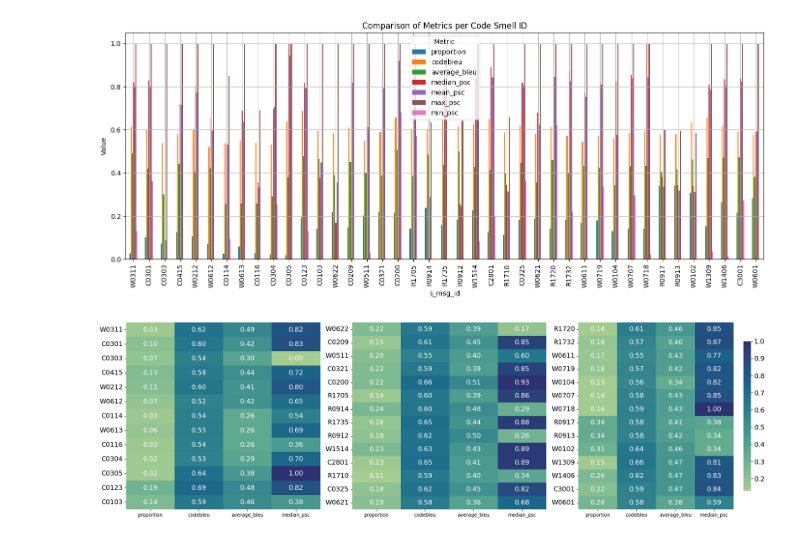
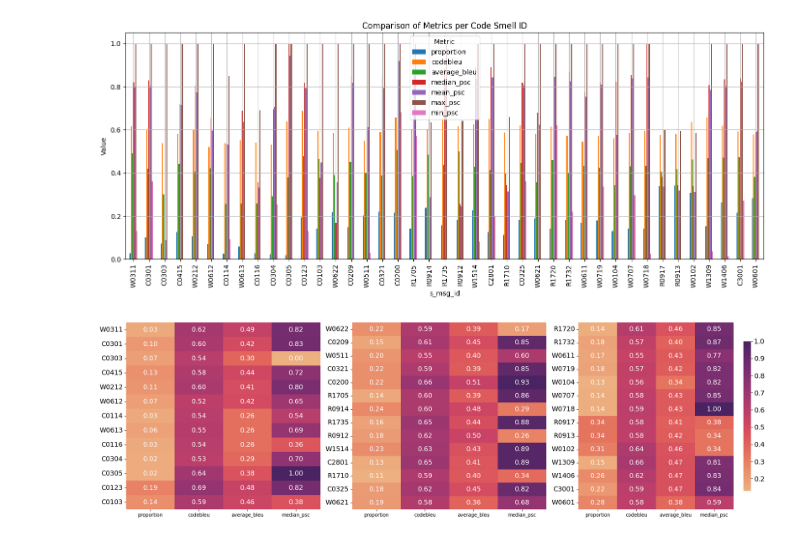
Before and after one commit to WM-SEMERU/CodeSmellExt, a Jupyter notebook: notebooks/extension/baseline/01_codebleu.ipynb, the cells around one changed output. Drawn from its saved outputs; the diff is of its cells as text; code cells hidden in the pictures.

```diff
--- a/notebooks/extension/baseline/01_codebleu.ipynb
+++ b/notebooks/extension/baseline/01_codebleu.ipynb
@@ -237,32 +237,32 @@ df_values = results_df.set_index('s_msg_id')[metrics]
 n = len(df_values)
 splits = [df_values.iloc[i * n // 3: (i + 1) * n // 3] for i in range(3)]
 titles = ["Code Smell Metrics - Part 1", "Part 2", "Part 3"]
 
 # Create subplots
 fig, axes = plt.subplots(1, 3, figsize=(20, 6))
 
 # Plot each heatmap
 for i, (df_part, title) in enumerate(zip(splits, titles)):
     show_colorbar = (i == 2)  # Show colorbar only on the last subplot
     heatmap = sns.heatmap(
         df_part.round(2),
         annot=True,
         fmt=".2f",
-        cmap="crest",
+        cmap="flare",
         annot_kws={"size": 14, "color": "white"},
         cbar=show_colorbar,
         cbar_kws={"shrink": 0.8} if show_colorbar else None,
         ax=axes[i]
     )
     axes[i].tick_params(axis='y', labelsize=14)
     axes[i].set_yticklabels(axes[i].get_yticklabels(), rotation=0)
     axes[i].set_ylabel("")
 
     # If colorbar is shown, increase its label font size
     if show_colorbar:
         heatmap.collections[0].colorbar.ax.tick_params(labelsize=14)
 
 plt.tight_layout()
 plt.show()
 # %% [output]
-[figure, old version]
+[figure, new version]
```
Also changed, not shown: 7 other files.
